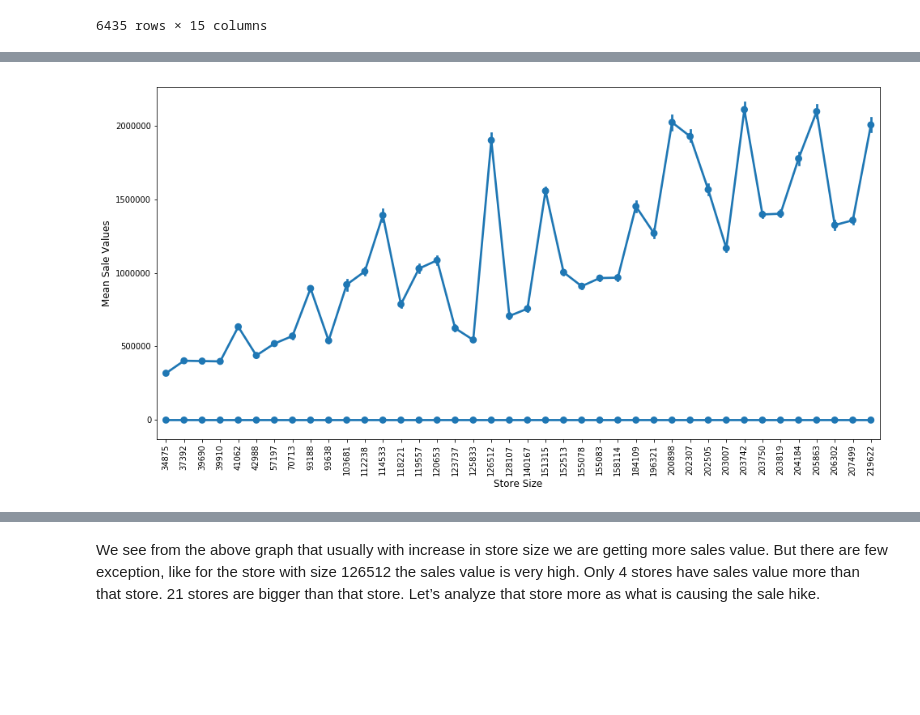
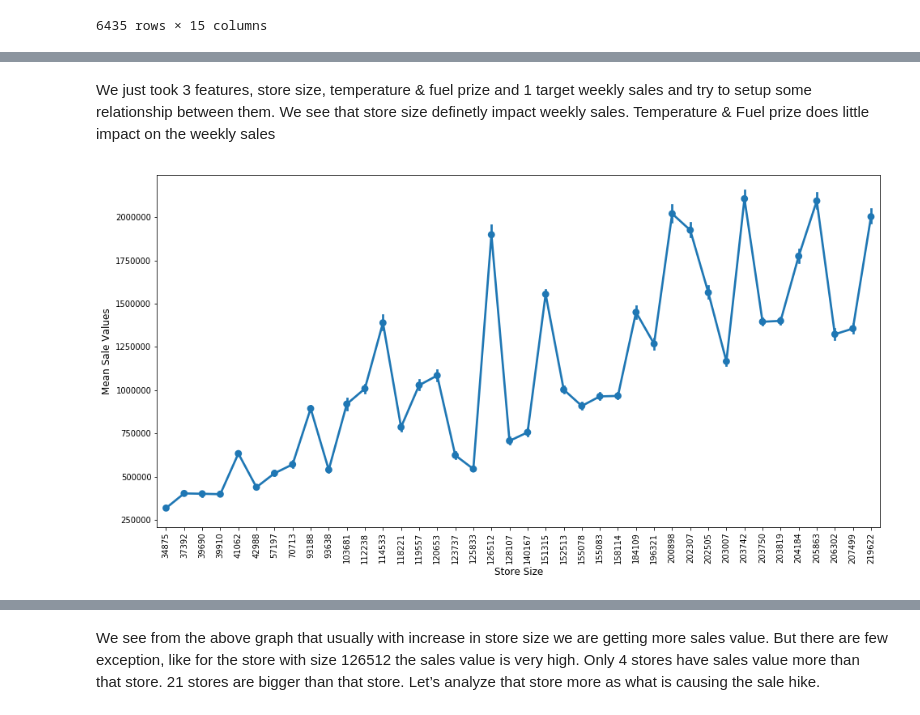
Before and after one commit to ravic1982/Capstone-Project-2, a Jupyter notebook: Capstone Project 2 - Initial Analysis & Story telling.ipynb, the cells around one changed output, grey strips where cells are left out. Saved outputs shown, nothing was run; the diff lists cells and outputs as text; code cells hidden in the pictures; blank space fills up the shorter version.

```diff
--- a/Capstone Project 2 - Initial Analysis & Story telling.ipynb
+++ b/Capstone Project 2 - Initial Analysis & Story telling.ipynb
@@ -263,10 +272,11 @@ store_weekly_sales_df
+# %% [markdown]
+We just took 3 features, store size, temperature & fuel prize and 1 target weekly sales and try to setup some relationship between them. We see that store size definetly impact weekly sales. Temperature & Fuel prize does little impact on the weekly sales
 # %%
 plt.figure(figsize = (16,8))
 sns.pointplot(store_weekly_sales_df['Size'],store_weekly_sales_df['Weekly_Sales'])
-sns.pointplot(store_weekly_sales_df['Size'],store_weekly_sales_df['Temperature'])
 plt.ylabel('Mean Sale Values', fontsize=12)
 plt.xlabel('Store Size', fontsize=12)
 plt.xticks(rotation='vertical')
 plt.show()
 # %% [output]
-[figure, old version]
+[figure, new version]
```
Also changed, not shown: parts of 28 cells of this notebook, 1 other file.
